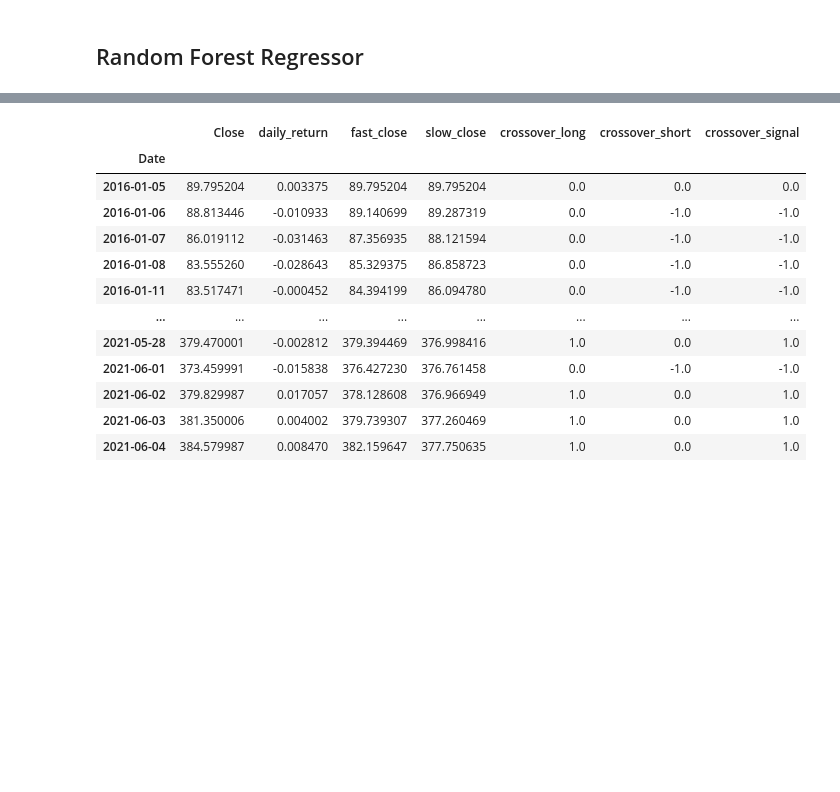
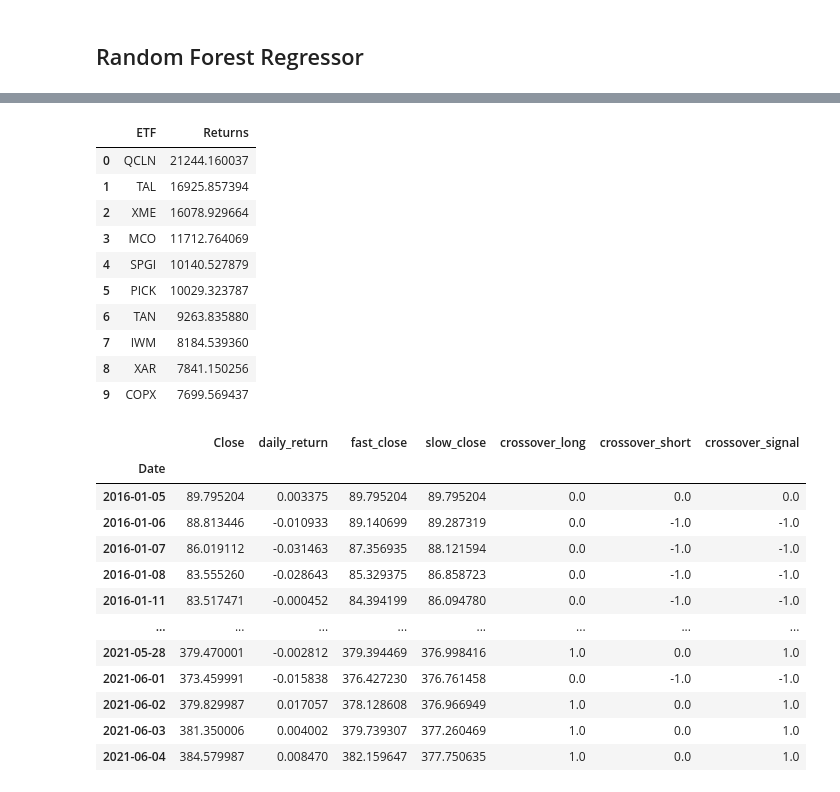
Before and after one commit to scolpan/etf_ml, a Jupyter notebook: InitialETF.ipynb, the cells around one changed output, grey strips where cells are left out. Saved outputs shown, nothing was run; the diff lists cells and outputs as text; code cells hidden in the pictures; blank space fills up the shorter version.

```diff
--- a/InitialETF.ipynb
+++ b/InitialETF.ipynb
@@ -340,8 +340,11 @@ def calculate_investment(predicted_df, wallet_weight):
 # We start with a $10,000 wallet.
 main_wallet = 10000
 # %%
-#for i in range(0, total_etfs):
-for i in range(50, 51):
+portfolio_results = []
+
+#Loops through all ETFs, builds prediction models and simulates buy, sell and hold signals
+for i in range(0, total_etfs):
+#for i in range(50, 51):
 
     ticker_name = etf_closing.columns[i]
 
@@ -354,14 +357,14 @@ for i in range(50, 51):
     predicted_df = build_model(ticker_df, ticker_name)
 
     #Simulate an investment portfolio based on predictions.
-    #For now we assume we invest in 10 ETFs.
+    #For now we assume we invest $1000 to each ETF.
     investment_df = calculate_investment(predicted_df, 0.1)
 
     portfolio_df = pd.concat([predicted_df, investment_df], axis='columns', join='inner')
 
+    #Get the final value of equity from the dataframe
+    final_equity = portfolio_df['equity'][portfolio_df.index[-1]]
 
-    #display(portfolio_df.tail(50))
+    portfolio_results.append([ticker_name, final_equity])
 
-    display(portfolio_df['equity'][portfolio_df.index[-1]])
-
-    #df['date'][df.index[-1]]
+    #display([ticker_name, final_equity])
@@ -392,3 +392,24 @@ array(['buy', 'sell', 'hold'], dtype=object)
+# %%
+from operator import itemgetter
+
+#Get top 10 highest return ETFs
+topten_etfs = sorted(portfolio_results, key=itemgetter(1), reverse=True)[:10]
+# %%
+topten_df = pd.DataFrame(topten_etfs, columns=[['ETF', 'Returns']])
+# %%
+topten_df
+# %% [output]
+|  | ETF | Returns |
+| 0 | QCLN | 21244.160037 |
+| 1 | TAL | 16925.857394 |
+| 2 | XME | 16078.929664 |
+| 3 | MCO | 11712.764069 |
+| 4 | SPGI | 10140.527879 |
+| 5 | PICK | 10029.323787 |
+| 6 | TAN | 9263.835880 |
+| 7 | IWM | 8184.539360 |
+| 8 | XAR | 7841.150256 |
+| 9 | COPX | 7699.569437 |
 # %%
 # Get returns
 #etf_returns = etf_df.pct_change()
```
Also changed, not shown: parts of 3 cells of this notebook.
